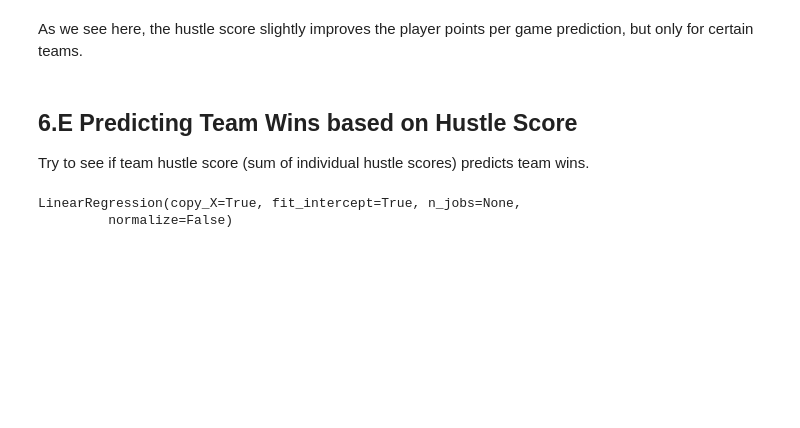
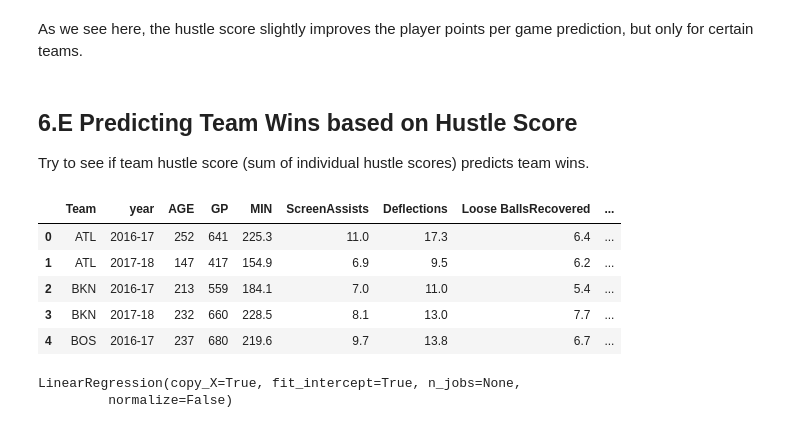
Before and after one commit to yairfax/CMSC320-final-project, a Jupyter notebook: Final Project-test.ipynb, the cells around one changed output. Saved outputs shown, nothing was run; the diff lists cells and outputs as text; code cells hidden in the pictures; blank space fills up the shorter version.

```diff
--- a/Final Project-test.ipynb
+++ b/Final Project-test.ipynb
@@ -690,6 +690,14 @@ Try to see if team hustle score (sum of individual hustle scores) predicts team
 # %%
 # Sum hustle score by team and add wins to table
 hustleStatsWithWins = hustleStats.groupby(['Team', 'year']).sum().merge(teamWinsTable, on=['Team', 'year'])
+hustleStatsWithWins.head()
+# %% [output]
+|  | Team | year | AGE | GP | MIN | ScreenAssists | Deflections | Loose BallsRecovered | ... |
+| 0 | ATL | 2016-17 | 252 | 641 | 225.3 | 11.0 | 17.3 | 6.4 | ... |
+| 1 | ATL | 2017-18 | 147 | 417 | 154.9 | 6.9 | 9.5 | 6.2 | ... |
+| 2 | BKN | 2016-17 | 213 | 559 | 184.1 | 7.0 | 11.0 | 5.4 | ... |
+| 3 | BKN | 2017-18 | 232 | 660 | 228.5 | 8.1 | 13.0 | 7.7 | ... |
+| 4 | BOS | 2016-17 | 237 | 680 | 219.6 | 9.7 | 13.8 | 6.7 | ... |
 # %%
 # Fit linear regression model with one parameter
 hustleWinsReg = LinearRegression()
```
Also changed, not shown: parts of 16 cells of this notebook.
